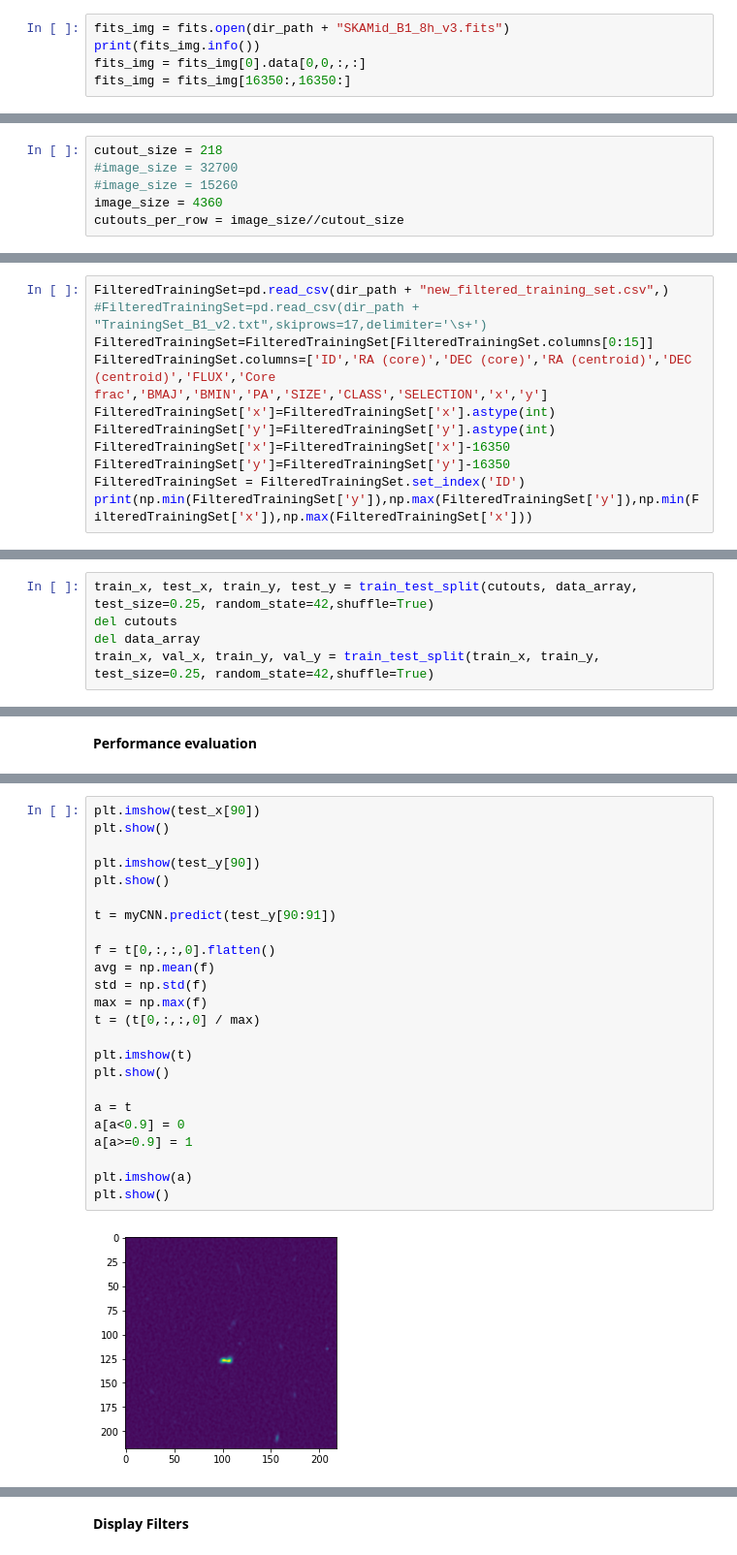
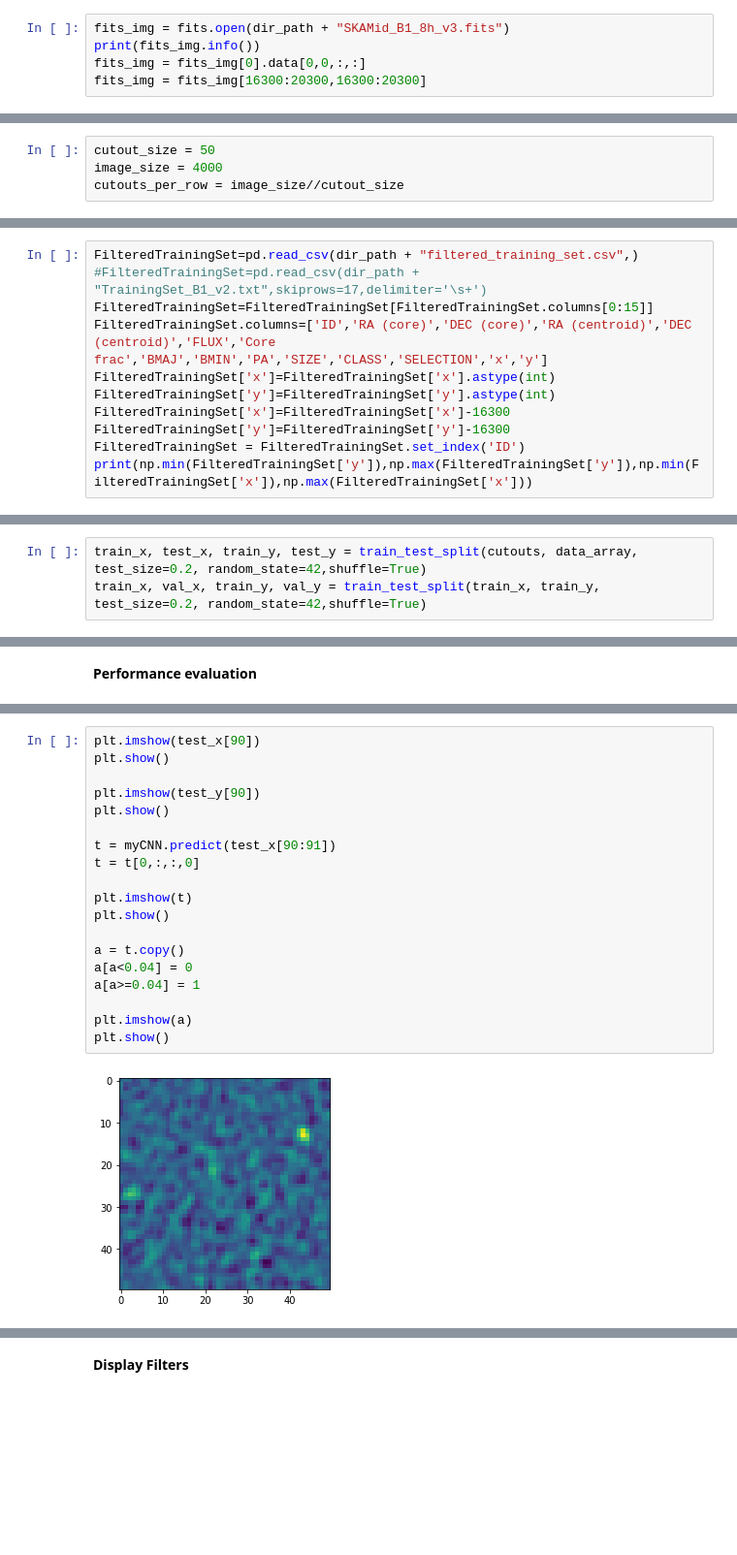
Before and after one commit to CarloLonghi/SKAChallenge, a Jupyter notebook: localization.ipynb, the cells around one changed output, grey strips where cells are left out. Shown at 97% size. Saved outputs shown, nothing was run; the diff lists cells and outputs as text; blank space fills up the shorter version.

Commit message:
changed cutout size added performance metrics

```diff
--- a/localization.ipynb
+++ b/localization.ipynb
@@ -21,7 +21,7 @@ Get the fits file from the drive and extract the image
 fits_img = fits.open(dir_path + "SKAMid_B1_8h_v3.fits")
 print(fits_img.info())
 fits_img = fits_img[0].data[0,0,:,:]
-fits_img = fits_img[16350:,16350:]
+fits_img = fits_img[16300:20300,16300:20300]
 # %% [output]
 Filename: drive/MyDrive/Colab Notebooks/SKAData/SKAMid_B1_8h_v3.fits
 No.    Name      Ver    Type      Cards   Dimensions   Format
@@ -34,10 +34,8 @@ Parameter settings:
 *   since, when using the entire image the RAM of the system fills easily, we can use the image_size variable to work only on a portion of the image
 *   cutout_size is the size of the squares in which the image is divided
 # %%
-cutout_size = 218
-#image_size = 32700
-#image_size = 15260
-image_size = 4360
+cutout_size = 50
+image_size = 4000
 cutouts_per_row = image_size//cutout_size
 # %% [markdown]
 Divide the image
@@ -60,14 +58,14 @@ for i in range(len(cutouts)):
 # %% [markdown]
 Upload the already filtered training set from the drive
 # %%
-FilteredTrainingSet=pd.read_csv(dir_path + "new_filtered_training_set.csv",)
+FilteredTrainingSet=pd.read_csv(dir_path + "filtered_training_set.csv",)
 #FilteredTrainingSet=pd.read_csv(dir_path + "TrainingSet_B1_v2.txt",skiprows=17,delimiter='\s+')
 FilteredTrainingSet=FilteredTrainingSet[FilteredTrainingSet.columns[0:15]]
 FilteredTrainingSet.columns=['ID','RA (core)','DEC (core)','RA (centroid)','DEC (centroid)','FLUX','Core frac','BMAJ','BMIN','PA','SIZE','CLASS','SELECTION','x','y']
 FilteredTrainingSet['x']=FilteredTrainingSet['x'].astype(int)
 FilteredTrainingSet['y']=FilteredTrainingSet['y'].astype(int)
-FilteredTrainingSet['x']=FilteredTrainingSet['x']-16350
-FilteredTrainingSet['y']=FilteredTrainingSet['y']-16350
+FilteredTrainingSet['x']=FilteredTrainingSet['x']-16300
+FilteredTrainingSet['y']=FilteredTrainingSet['y']-16300
 FilteredTrainingSet = FilteredTrainingSet.set_index('ID')
 print(np.min(FilteredTrainingSet['y']),np.max(FilteredTrainingSet['y']),np.min(FilteredTrainingSet['x']),np.max(FilteredTrainingSet['x']))
 # %% [output]
@@ -99,10 +97,8 @@ from keras import regularizers
 # %% [markdown]
 Divide the dataset in train,validation and test sets
 # %%
-train_x, test_x, train_y, test_y = train_test_split(cutouts, data_array, test_size=0.25, random_state=42,shuffle=True)
-del cutouts
-del data_array
-train_x, val_x, train_y, val_y = train_test_split(train_x, train_y, test_size=0.25, random_state=42,shuffle=True)
+train_x, test_x, train_y, test_y = train_test_split(cutouts, data_array, test_size=0.2, random_state=42,shuffle=True)
+train_x, val_x, train_y, val_y = train_test_split(train_x, train_y, test_size=0.2, random_state=42,shuffle=True)
 # %% [markdown]
 Define custom layer for REFLECT padding
 # %%
@@ -224,26 +319,21 @@ plot_history(base_history,['accuracy','val_accuracy'])
 # %%
 plt.imshow(test_x[90])
 plt.show()
 
 plt.imshow(test_y[90])
 plt.show()
 
-t = myCNN.predict(test_y[90:91])
-
-f = t[0,:,:,0].flatten()
-avg = np.mean(f)
-std = np.std(f)
-max = np.max(f)
-t = (t[0,:,:,0] / max)
+t = myCNN.predict(test_x[90:91])
+t = t[0,:,:,0]
 
 plt.imshow(t)
 plt.show()
 
-a = t
-a[a<0.9] = 0
-a[a>=0.9] = 1
+a = t.copy()
+a[a<0.04] = 0
+a[a>=0.04] = 1
 
 plt.imshow(a)
 plt.show()
 # %% [output]
-[figure, old version]
+[figure, new version]
```
Also changed, not shown: parts of 13 cells of this notebook.
